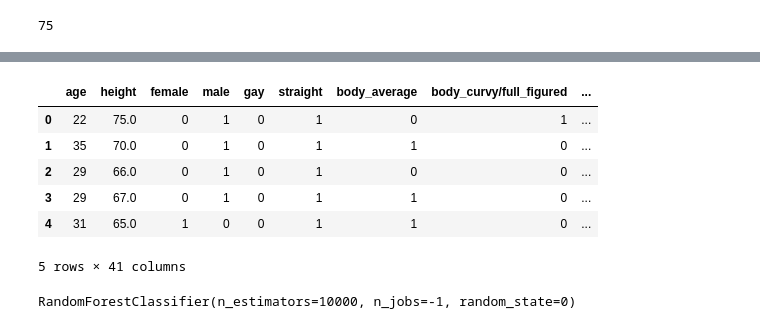
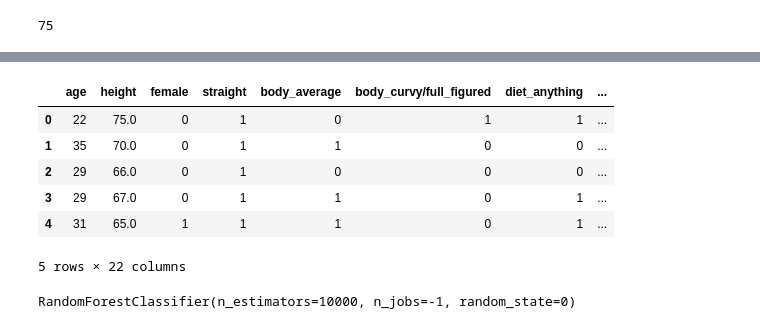
Before and after one commit to DataOnATangent/Representative_Profiles_Machine_Learning_Project, a Jupyter notebook: model_tests/model_test_part_2.ipynb, the cells around one changed output, grey strips where cells are left out. Drawn from its saved outputs; the diff is of its cells as text; code cells hidden in the pictures.

```diff
--- a/model_tests/model_test_part_2.ipynb
+++ b/model_tests/model_test_part_2.ipynb
@@ -492,21 +795,19 @@ virgo
 speaks_english
 speaks_spanish
 # %%
-selected_feat = [ 'age', 'height', 'female', 'male', 'gay', 'straight', 'body_average', 'body_curvy/full_figured', 'body_fit/athletic', 'diet_anything', 'unkown_diet',
-                 'drinks_rarely/not_at_all', 'no_drugs', 'unknown_if_drugs', 'college_graduate_or_higher', 'no_college_degree', 'asian', 'ethnicity_other/unknown',  'white',
-                 'no_kids', 'unknown_if_kids', 'likes_dogs', 'likes_dogs_and_cats', 'unknown_pet_feelings', 'agnosticism', 'atheism', 'christianity', 'religion_other/unknown',
-                 'does_not_smoke', 'not_above_average_height', 'not_san_francisco', 'san_francisco_ca', 'cancer', 'capricorn', 'libra', 'scorpio', 'sign_unknown', 'virgo',
-                 'speaks_english', 'speaks_spanish' , 'works_in_tech']
+selected_feat = [ 'age', 'height', 'female', 'straight', 'body_average', 'body_curvy/full_figured', 'diet_anything', 'drinks_rarely/not_at_all', 'no_drugs',
+                 'college_graduate_or_higher', 'white', 'has_kids', 'likes_dogs', 'likes_dogs_and_cats', 'atheism', 'religion_other/unknown', 'does_not_smoke',
+                 'not_above_average_height', 'san_francisco_ca', 'sign_unknown', 'speaks_english', 'works_in_tech']
 sel_feat_ds = dfd[selected_feat]
 sel_feat_ds.head()
 # %% [output]
-|  | age | height | female | male | gay | straight | body_average | body_curvy/full_figured | ... |
-| 0 | 22 | 75.0 | 0 | 1 | 0 | 1 | 0 | 1 | ... |
-| 1 | 35 | 70.0 | 0 | 1 | 0 | 1 | 1 | 0 | ... |
-| 2 | 29 | 66.0 | 0 | 1 | 0 | 1 | 0 | 0 | ... |
-| 3 | 29 | 67.0 | 0 | 1 | 0 | 1 | 1 | 0 | ... |
-| 4 | 31 | 65.0 | 1 | 0 | 0 | 1 | 1 | 0 | ... |
+|  | age | height | female | straight | body_average | body_curvy/full_figured | diet_anything | ... |
+| 0 | 22 | 75.0 | 0 | 1 | 0 | 1 | 1 | ... |
+| 1 | 35 | 70.0 | 0 | 1 | 1 | 0 | 0 | ... |
+| 2 | 29 | 66.0 | 0 | 1 | 0 | 0 | 0 | ... |
+| 3 | 29 | 67.0 | 0 | 1 | 1 | 0 | 1 | ... |
+| 4 | 31 | 65.0 | 1 | 1 | 1 | 0 | 1 | ... |
-5 rows × 41 columns
+5 rows × 22 columns
 # %%
 # Transform the data to create a new dataset containing only the most important features
 # Note: We have to apply the transform to both the training X and test X data.
```
Also changed, not shown: parts of 26 cells of this notebook, 25 other files.
